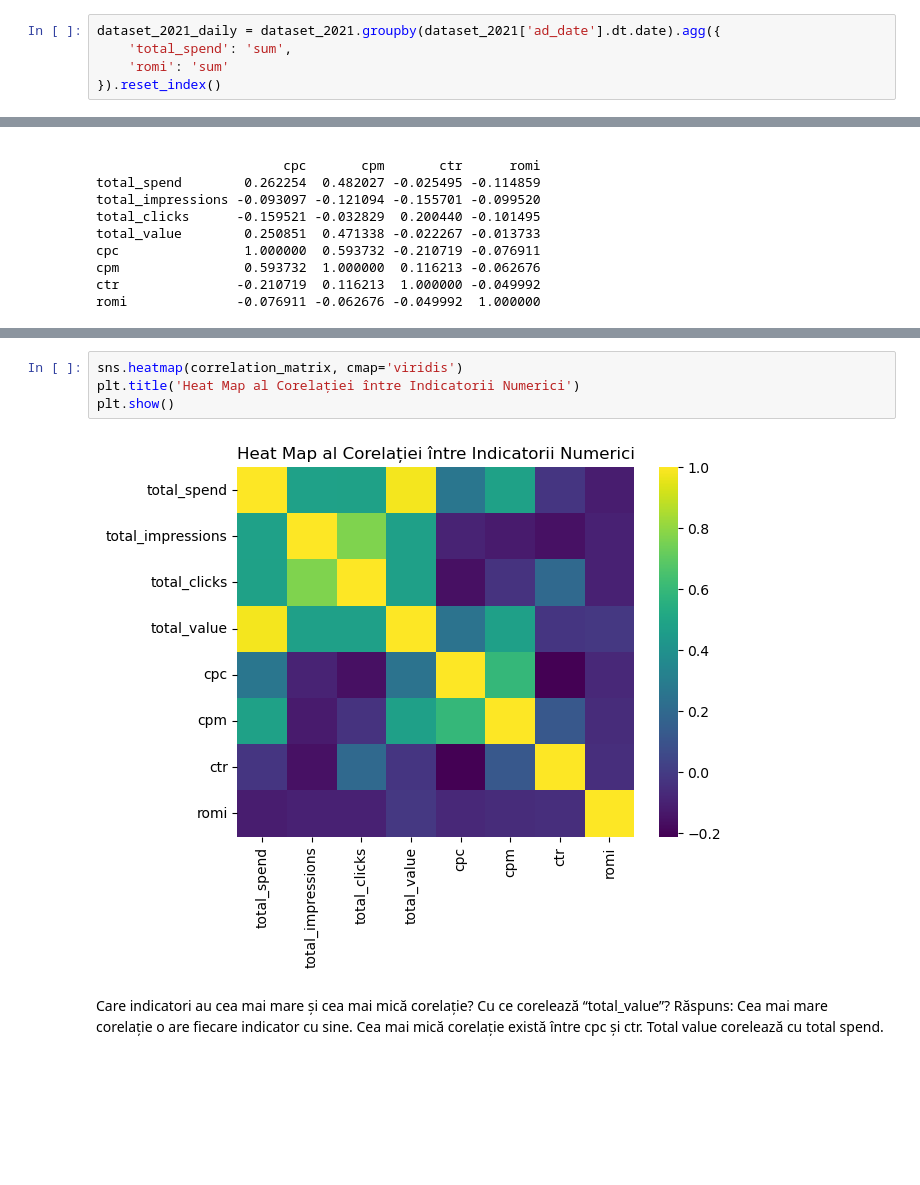
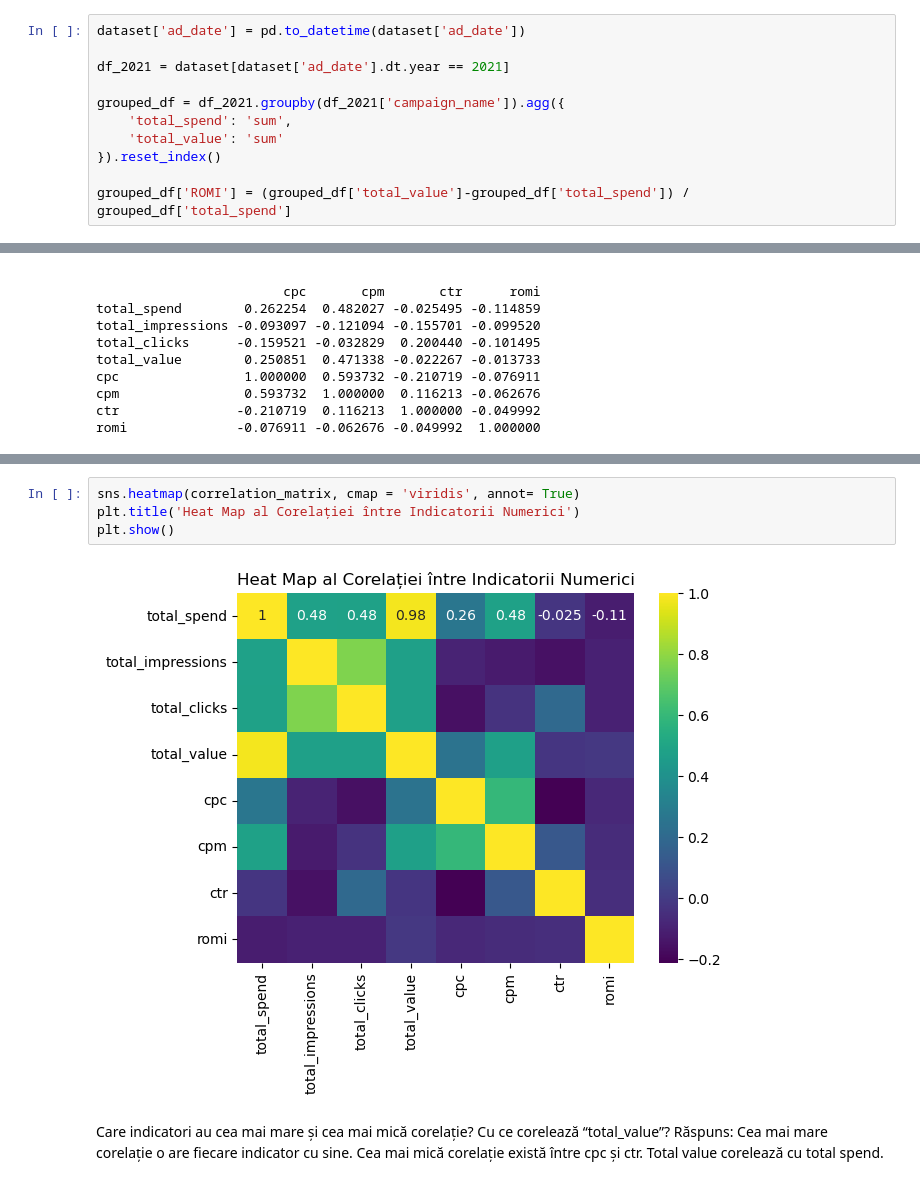
Before and after one commit to martaelisity/GoIT-Python, a Jupyter notebook: Tema 2.ipynb, the cells around one changed output, grey strips where cells are left out. Saved outputs shown, nothing was run; the diff lists cells and outputs as text; blank space fills up the shorter version.

```diff
--- a/Tema 2.ipynb
+++ b/Tema 2.ipynb
@@ -37,7 +37,13 @@ dtype: object
 277       243.02  0.25  5.11  0.020145  1.067938
 278        63.67  0.55  3.61  0.006566  1.994674
 # %%
-dataset_2021_daily = dataset_2021.groupby(dataset_2021['ad_date'].dt.date).agg({
+dataset['ad_date'] = pd.to_datetime(dataset['ad_date'])
+
+df_2021 = dataset[dataset['ad_date'].dt.year == 2021]
+
+grouped_df = df_2021.groupby(df_2021['campaign_name']).agg({
     'total_spend': 'sum',
-    'romi': 'sum'
+    'total_value': 'sum'
 }).reset_index()
+
+grouped_df['ROMI'] = (grouped_df['total_value']-grouped_df['total_spend']) / grouped_df['total_spend']
@@ -160,9 +208,9 @@ romi              -0.076911 -0.062676 -0.049992  1.000000
 # %%
-sns.heatmap(correlation_matrix, cmap='viridis')
+sns.heatmap(correlation_matrix, cmap = 'viridis', annot= True)
 plt.title('Heat Map al Corelației între Indicatorii Numerici')
 plt.show()
 # %% [output]
-[figure, old version]
+[figure, new version]
 # %% [markdown]
 Care indicatori au cea mai mare și cea mai mică corelație? Cu ce corelează “total_value”?
 Răspuns: Cea mai mare corelație o are fiecare indicator cu sine. Cea mai mică corelație există între cpc și ctr. Total value corelează cu total spend.
```
Also changed, not shown: parts of 6 cells of this notebook.
